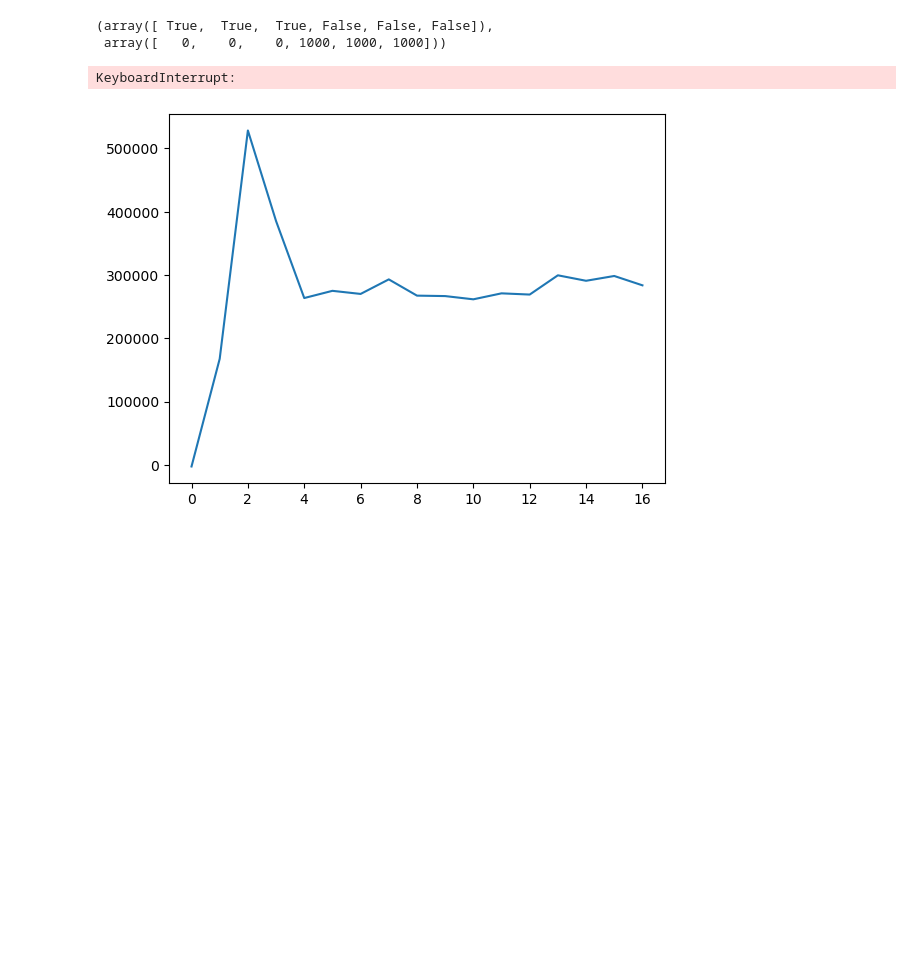
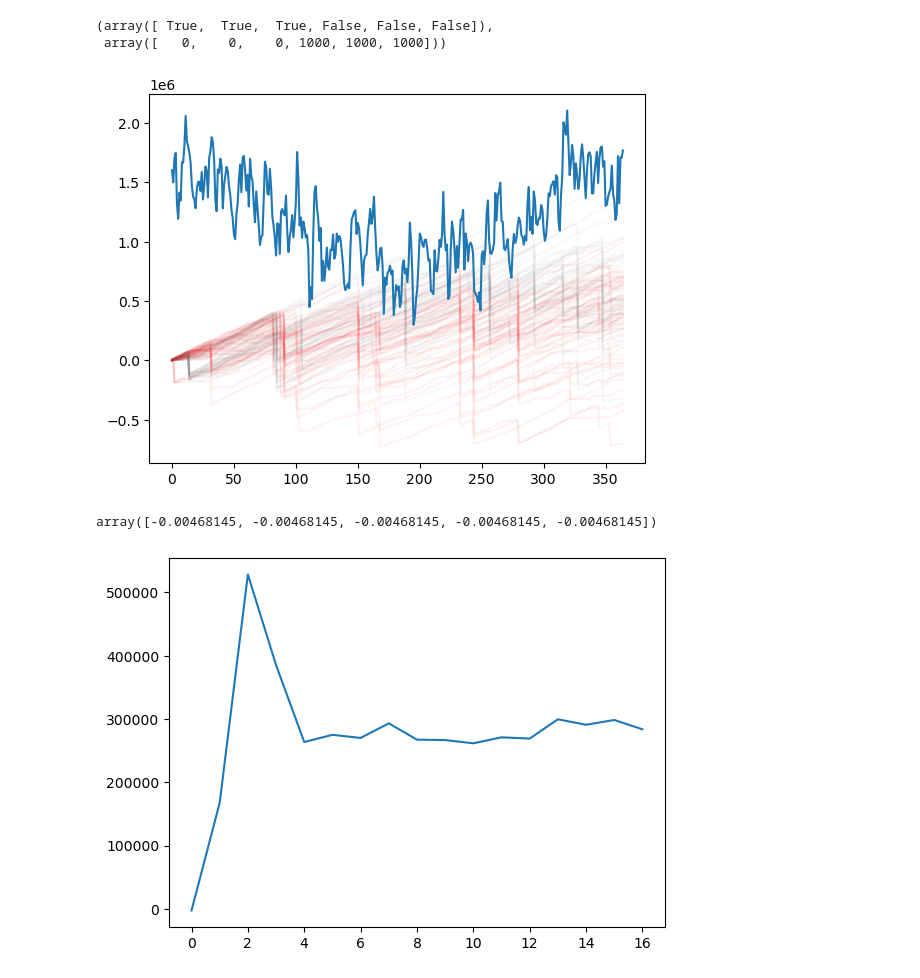
Before and after one commit to GuidoDSalem/TP---AplicacionesComputacionales, a Jupyter notebook: main.ipynb, the cells around one changed output. Drawn from its saved outputs; the diff is of its cells as text; code cells hidden in the pictures; blank space fills up the shorter version.

```diff
--- a/main.ipynb
+++ b/main.ipynb
@@ -334,7 +335,7 @@ def p_romperse(S):
     return BREAK_PROB * np.array(S) ** 2 * DELTA
 
 def ingreso(S:List[float], isOn:List[bool]):
-    return PRICE * S * isOn
+    return PRICE * np.array(S) * isOn
 
 def nextStateIsOn(S:List[float], isOn:List[bool],k):
     turn_off_candidate = np.array(S) >= k
@@ -349,7 +350,7 @@ def nextStateIsOn(S:List[float], isOn:List[bool],k):
     return nextIsOn, costo_prender_total + costo_apagar_total
 
 def seRompio(S:List[float],isOn:List[bool]):
-    return np.logical_and(np.random.uniform(0,1) < p_romperse(S),isOn)
+    return np.logical_and(np.random.uniform(0,1,size=(np.array(S).shape)) < p_romperse(S),isOn)
 # %%
 S = np.arange(0,50,0.5)
 p = p_romperse(S)
@@ -393,3 +394,22 @@ def ganancia(molinoNorte, molinoSur,k):
 
     return gananciaNorte +  gananciaSur
+# %%
+def gananciaV3(molinoNorte, molinoSur,k):
+
+    isOnNorte = np.zeros(molinoNorte.shape[0]) + 1
+    isOnSur = np.zeros(molinoNorte.shape[0]) + 1
+
+    gananciaNorte = np.zeros_like(molinoNorte)
+    gananciaSur = np.zeros_like(molinoSur)
+
+    for t in range(molinoNorte.shape[1]):
+        gananciaNorte_t = ingreso(molinoNorte[:,t],isOnNorte) - seRompio(molinoNorte[:,t],isOnNorte) * BREAK_COST
+        isOnNorte,costosNorte_t = nextStateIsOn(molinoNorte[:,t],isOnNorte,k)
+        gananciaNorte[:,t] = gananciaNorte[:,t-1] +  gananciaNorte_t - costosNorte_t
+
+        gananciaSur_t = ingreso(molinoSur[:,t],isOnSur) - seRompio(molinoSur[:,t],isOnSur) * BREAK_COST
+        isOnSur,costosSur_t = nextStateIsOn(molinoSur[:,t],isOnSur,k)
+        gananciaSur[:,t] = gananciaSur[:,t-1] +  gananciaSur_t - costosSur_t
+
+    return gananciaNorte ,  gananciaSur
 # %%
@@ -397,0 +418,14 @@ earning_year = ganancia(simulations[0],simulations[1],20)
+# %%
+simulations = simulacion(kappa, sigma,beta,gamma,dias= 365, M=1000)
+earningNorte,earningSur = gananciaV3(simulations[0],simulations[1],8)
+
+# Plot una Ganancia
+
+for i in range(M):
+    plt.plot(earningNorte[i,:], color='gray', alpha=0.05)
+    plt.plot(earningSur[i,:], color='red', alpha=0.05)
+
+plt.plot(200000*simulations[0][0,:])
+plt.show()
+# %% [output]
+[figure, added]
@@ -398,10 +440,13 @@ earning_year = ganancia(simulations[0],simulations[1],20)
+# %%
+a = np.array([[1,2,3,4,5],[1,2,3,4,5],[1,2,3,4,5],[1,2,3,4,5],[1,2,3,4,5]])
+van(a)
+# %% [output]
+array([-0.00468145, -0.00468145, -0.00468145, -0.00468145, -0.00468145])
 # %%
 # 5000 = 37 seg
 # 10000 = 1 min 15 seg
 k = 15
-earnings = [np.mean([np.mean(ganancia(simulations[0],simulations[1],k)) for i in range(5000)]) for k in range(1,50,3)]
+earnings = [np.mean([np.mean(ganancia(simulations[0],simulations[1],k)) for i in range(5000)]) for k in np.arange(6,11,0.5)]
-# %% [output]
-KeyboardInterrupt:
 # %%
 # plot earnings
 
```
Also changed, not shown: parts of 7 cells of this notebook.
